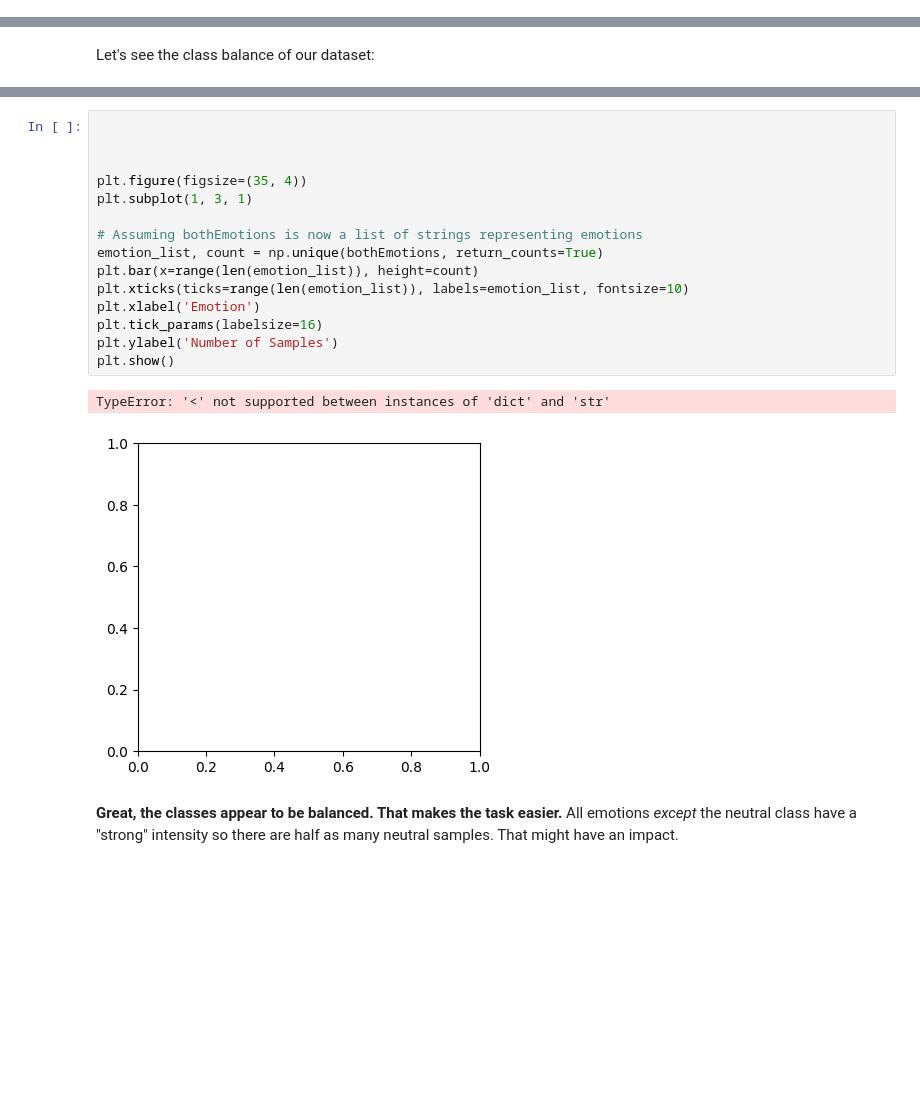
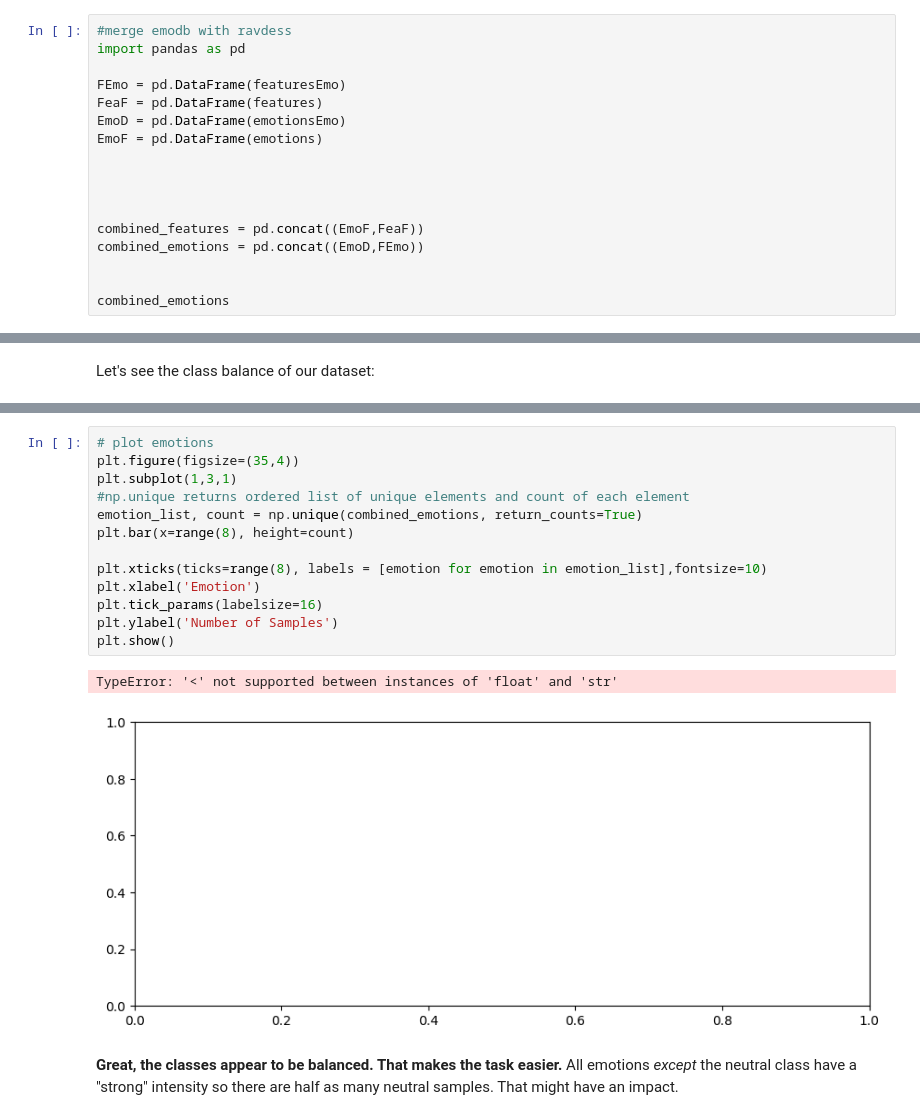
Before and after one commit to IAT-ExploringAI-2024/Week3-Machine_Learning, a Jupyter notebook: Week_3_MachineLearning.ipynb, the cells around one changed output, grey strips where cells are left out. Cells and saved outputs as stored; diff of their text form; blank space fills up the shorter version.

```diff
--- a/Week_3_MachineLearning.ipynb
+++ b/Week_3_MachineLearning.ipynb
@@ -296,0 +301,17 @@ bothFeatures = np.append(featuresEmo,features)
+# %%
+#merge emodb with ravdess
+import pandas as pd
+
+FEmo = pd.DataFrame(featuresEmo)
+FeaF = pd.DataFrame(features)
+EmoD = pd.DataFrame(emotionsEmo)
+EmoF = pd.DataFrame(emotions)
+
+
+
+
+combined_features = pd.concat((EmoF,FeaF))
+combined_emotions = pd.concat((EmoD,FEmo))
+
+
+combined_emotions
@@ -338,21 +372,19 @@ ValueError: The number of FixedLocator locations (8), usually from a call to set
 # %%
+# plot emotions
+plt.figure(figsize=(35,4))
+plt.subplot(1,3,1)
+#np.unique returns ordered list of unique elements and count of each element
+emotion_list, count = np.unique(combined_emotions, return_counts=True)
+plt.bar(x=range(8), height=count)
 
-
-
-plt.figure(figsize=(35, 4))
-plt.subplot(1, 3, 1)
-
-# Assuming bothEmotions is now a list of strings representing emotions
-emotion_list, count = np.unique(bothEmotions, return_counts=True)
-plt.bar(x=range(len(emotion_list)), height=count)
-plt.xticks(ticks=range(len(emotion_list)), labels=emotion_list, fontsize=10)
+plt.xticks(ticks=range(8), labels = [emotion for emotion in emotion_list],fontsize=10)
 plt.xlabel('Emotion')
 plt.tick_params(labelsize=16)
 plt.ylabel('Number of Samples')
 plt.show()
 # %% [output]
-TypeError: '<' not supported between instances of 'dict' and 'str'
+TypeError: '<' not supported between instances of 'float' and 'str'
-[figure, old version]
+[figure, new version]
 # %% [markdown]
 **Great, the classes appear to be balanced. That makes the task easier.** All emotions _except_ the neutral class have a "strong" intensity so there are half as many neutral samples. That might have an impact.
 # %% [markdown]
```
Also changed, not shown: parts of 7 cells of this notebook.
